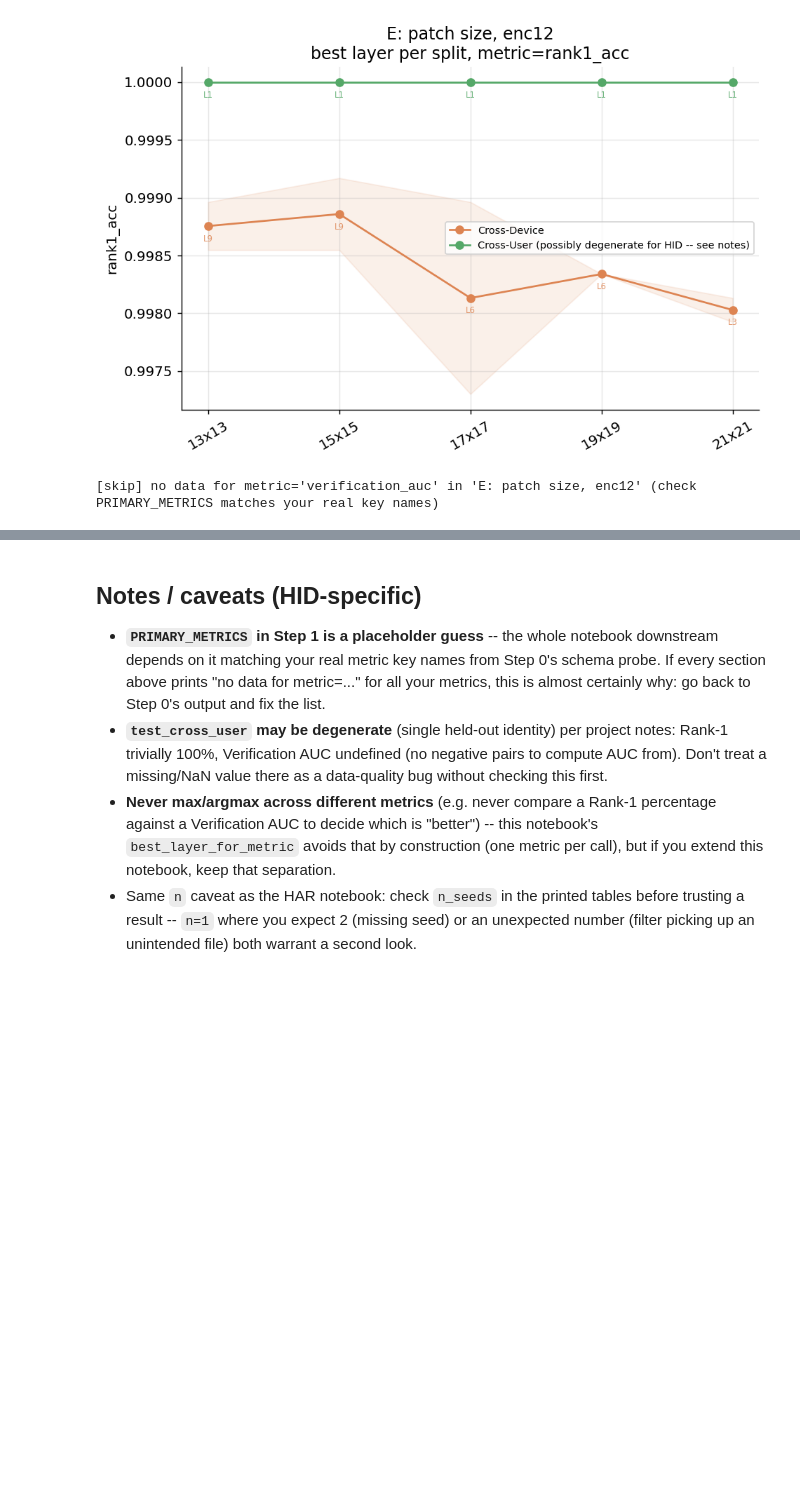
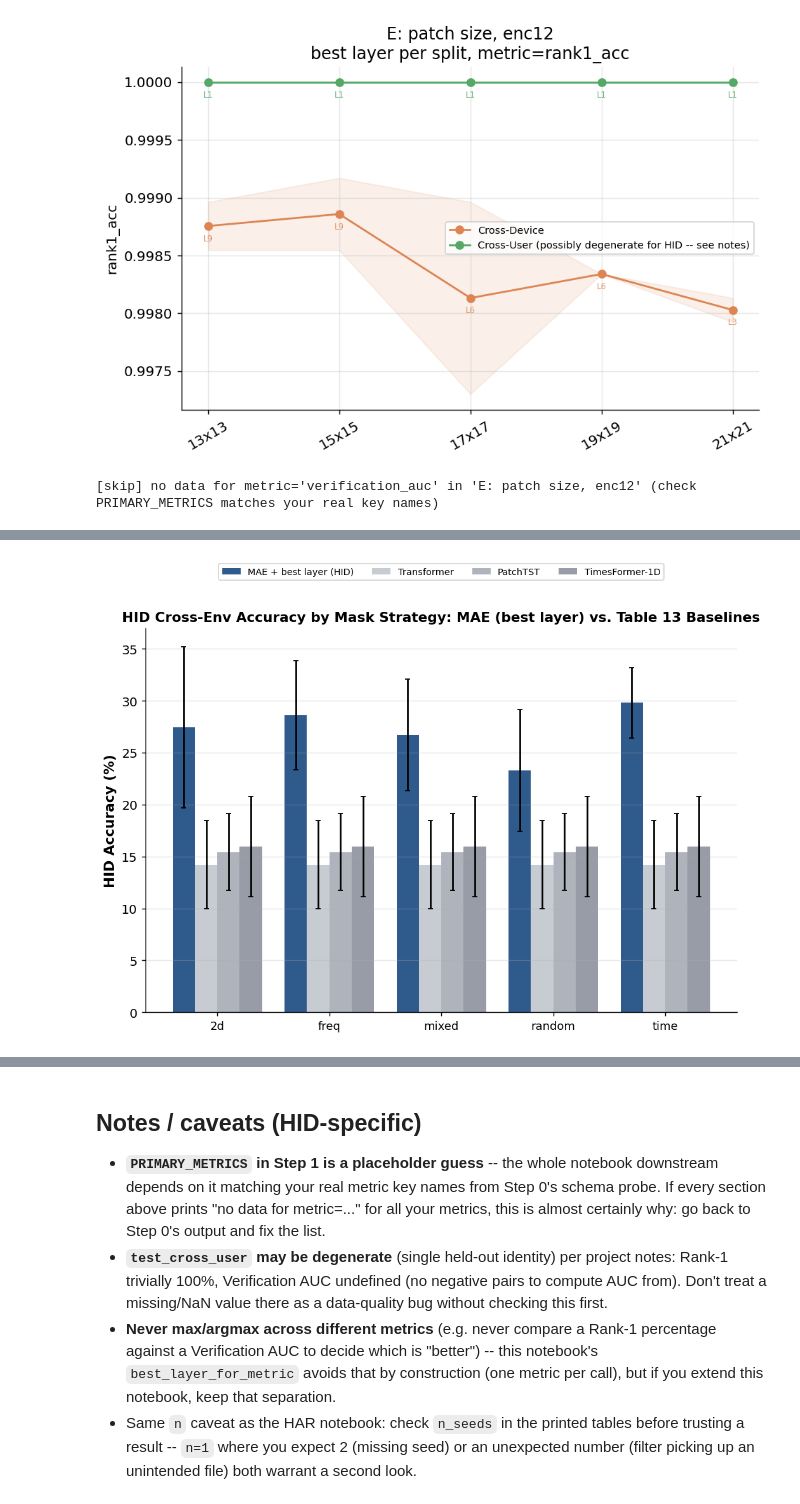
Before and after one commit to zzhu247/csi-fall-detection, a Jupyter notebook: visualization/consolidated_visualization_hid (3).ipynb, the cells around one changed output, grey strips where cells are left out. Cells and saved outputs as stored; diff of their text form; code cells hidden in the pictures; blank space fills up the shorter version.

```diff
--- a/visualization/consolidated_visualization_hid (3).ipynb
+++ b/visualization/consolidated_visualization_hid (3).ipynb
@@ -648,0 +936,75 @@ group_label             split   layer  mean_val  std_val  n_seeds
+# %%
+# ============================================================
+# HID CROSS-ENV ACCURACY BY MASK STRATEGY vs. TABLE 13 BASELINES
+# ============================================================
+import numpy as np
+import matplotlib.pyplot as plt
+
+# Table 13 (HumanIdentification) -- Acc_cross_env column only
+TABLE13_BASELINE = {
+    "transformer":   {"test_cross_env": {"acc": (0.1421, 0.0423)}},
+    "patchtst":      {"test_cross_env": {"acc": (0.1544, 0.0369)}},
+    "timesformer1d": {"test_cross_env": {"acc": (0.1595, 0.0483)}},
+}
+
+strategy_order = ["2d", "freq", "mixed", "random", "time"]
+SPLIT_TO_PLOT = "test_cross_env"
+
+assert 'd_groups' in globals() and d_groups, "Please run Section D loading cell (enc12) first."
+
+# 1. Extract MAE best-layer data from actual d_groups using best_layer_for_metric
+def extract_mae_series(groups, metric_name, split=SPLIT_TO_PLOT):
+    means, stds = [], []
+    for strat in strategy_order:
+        runs = groups.get(strat, [])
+        if not runs:
+            means.append(np.nan)
+            stds.append(np.nan)
+            continue
+        best = best_layer_for_metric(runs, metric=metric_name, splits=[split])
+        b = best.get(split)
+        if b is None:
+            means.append(np.nan)
+            stds.append(np.nan)
+        else:
+            means.append(b["mean_val"] * 100)
+            stds.append(b["std_val"] * 100)
+    return np.array(means), np.array(stds)
+
+# Since KNN generally performs better on Cross-Env, we use KNN as the "best layer" MAE result
+acc_mae, std_mae = extract_mae_series(d_groups, "knn_acc", split=SPLIT_TO_PLOT)
+
+# 2. Plotting with the requested multi-bar layout
+fig, ax = plt.subplots(figsize=(8, 6))
+
+x = np.arange(len(strategy_order))
+n_bars = 4  # 1 for MAE-HID, 3 for baselines
+width = 0.8 / n_bars
+
+mae_color = "#2E5A8C"
+baseline_colors = {"transformer": "#B0B7C0", "patchtst": "#8C93A0", "timesformer1d": "#6B7280"}
+baseline_display = {"transformer": "Transformer", "patchtst": "PatchTST", "timesformer1d": "TimesFormer-1D"}
+
+# Bar 1: MAE-HID (best layer)
+b1 = ax.bar(x + (0 - (n_bars-1)/2)*width, acc_mae, width, yerr=std_mae, capsize=2,
+            color=mae_color, label="MAE + best layer (HID)")
+
+# Bars 2-4: Baseline models (broadcast across every x-position as reference)
+for i, model_key in enumerate(["transformer", "patchtst", "timesformer1d"]):
+    acc_mean, acc_std = TABLE13_BASELINE[model_key]["test_cross_env"]["acc"]
+    vals = np.full(len(strategy_order), acc_mean * 100)
+    stds = np.full(len(strategy_order), acc_std * 100)
+    ax.bar(x + (1 + i - (n_bars-1)/2)*width, vals, width, yerr=stds, capsize=2,
+           color=baseline_colors[model_key], alpha=0.7, label=baseline_display[model_key])
+
+ax.set_xticks(x)
+ax.set_xticklabels(strategy_order, fontsize=10)
+ax.set_ylabel("HID Accuracy (%)", fontsize=12, fontweight="bold")
+ax.set_title("HID Cross-Env Accuracy by Mask Strategy: MAE (best layer) Baselines",
+             fontsize=12, fontweight="bold")
+ax.grid(alpha=0.3, axis="y")
+ax.legend(loc="upper center", bbox_to_anchor=(0.5, 1.18), ncol=4, fontsize=8)
+fig.tight_layout()
+plt.show()
+# %% [output]
+[figure, added]
```
Also changed, not shown: parts of 9 cells of this notebook, 7 other files.
